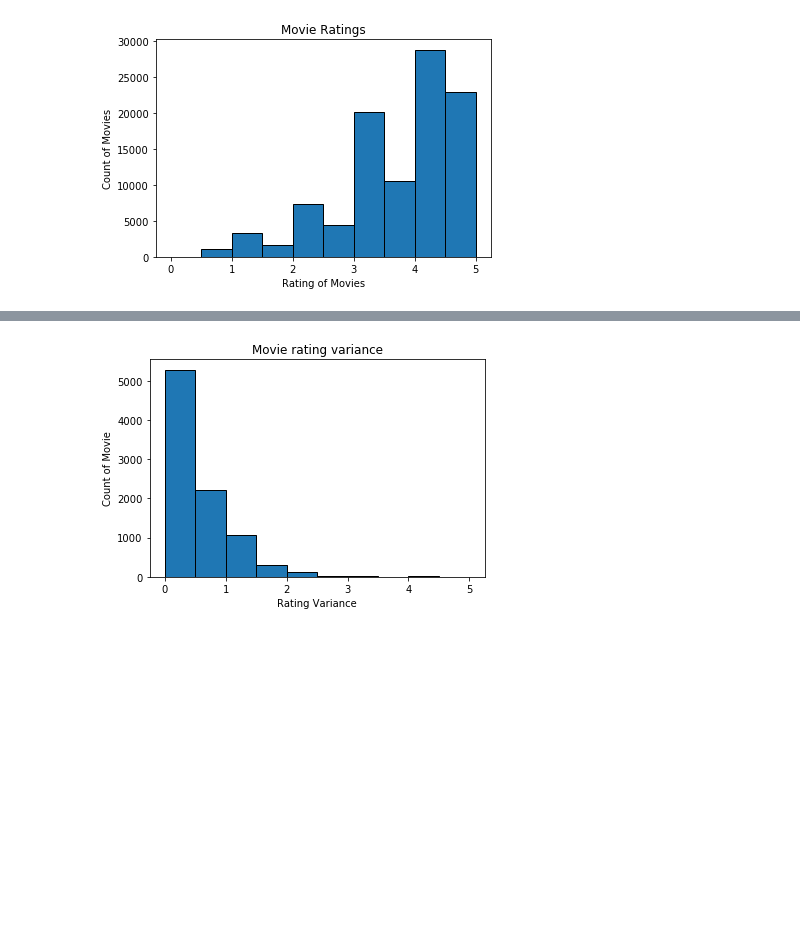
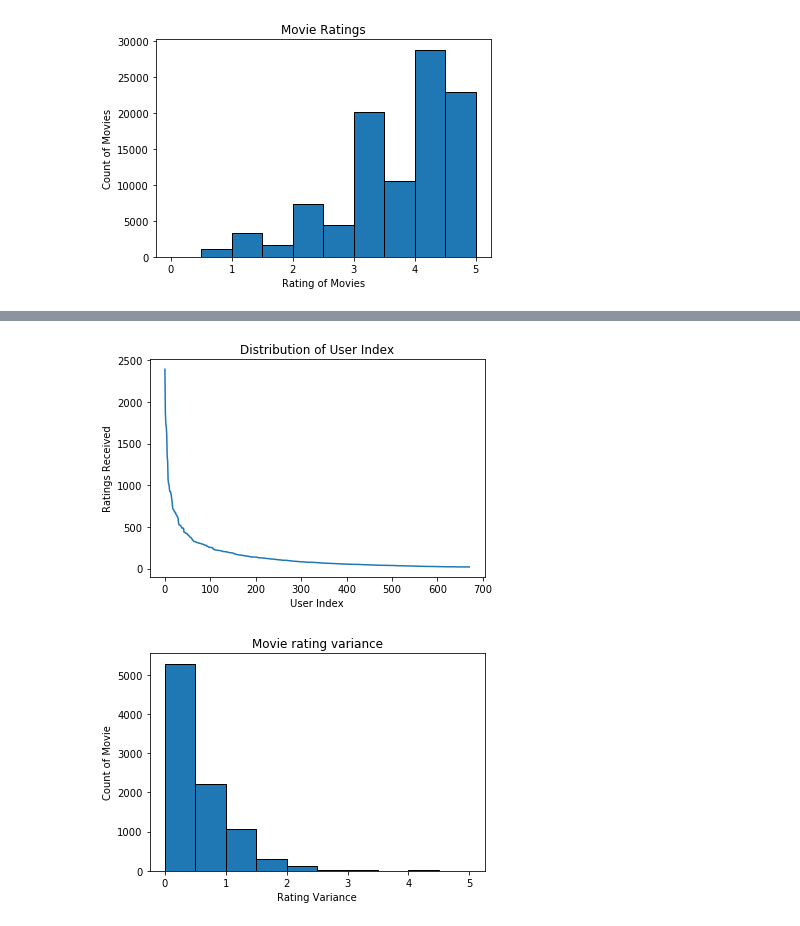
Before and after one commit to nsnguyen/ECE-219, a Jupyter notebook: project3/project_3.ipynb, the cells around one changed output, grey strips where cells are left out. Saved outputs shown, nothing was run; the diff lists cells and outputs as text; code cells hidden in the pictures; blank space fills up the shorter version.

```diff
--- a/project3/project_3.ipynb
+++ b/project3/project_3.ipynb
@@ -126,0 +120,3 @@ plt.show()
+# %%
+users = np.sum(R_df!=0, axis=1) # we need to do R_df!=0 to not consider users not giving rating to a movie
+user_sorted = users.sort_values(ascending=False)
@@ -127,3 +133,7 @@ plt.show()
+# %%
+plot_distribution(list(user_sorted), title='Distribution of User Index', x_label='User Index', y_label='Ratings Received')
+# %% [output]
+[figure, added]
 # %%
 # Question 5: Explain the salient features of the distribution found in question 3
 # and their implications for the recommendation process.
```
Also changed, not shown: parts of 11 cells of this notebook.
